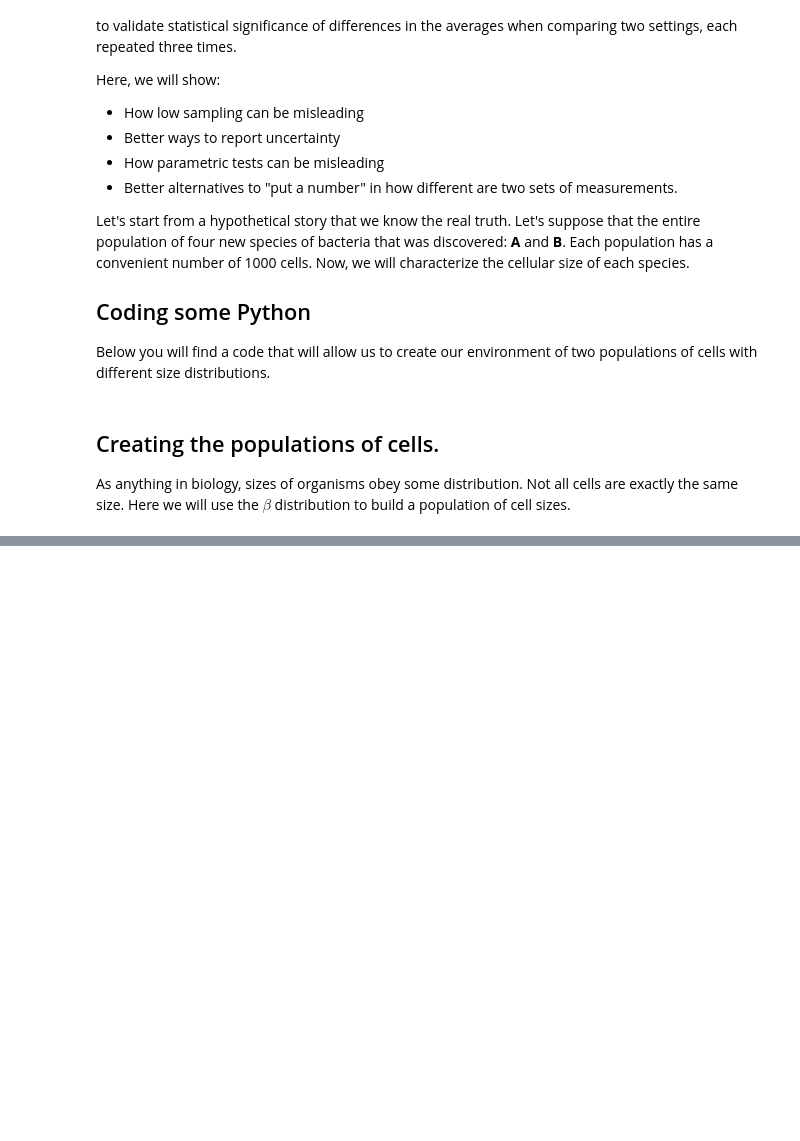
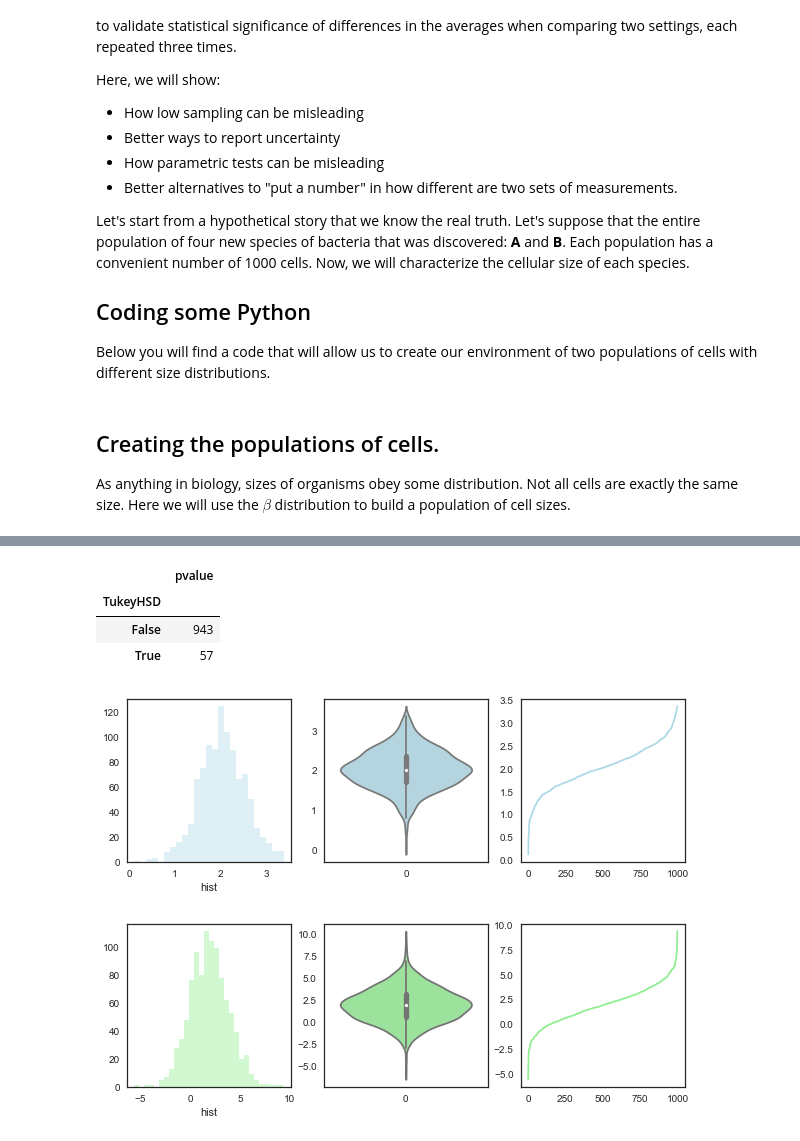
Before and after one commit to daviortega/Back2Basics, a Jupyter notebook: BasicStatswithLowReps.ipynb, the cells around one changed output, grey strips where cells are left out. Saved outputs shown, nothing was run; the diff lists cells and outputs as text; code cells hidden in the pictures; blank space fills up the shorter version.

```diff
--- a/BasicStatswithLowReps.ipynb
+++ b/BasicStatswithLowReps.ipynb
@@ -152,0 +249,20 @@ Population B => 0.44 +- 0.18
+# %%
+myResults = makeSamplingExperiments(pops = [A, B], num_samples = 3, n=1000, plotIt=False, printIt=False)
+myResDF = pandas.DataFrame(myResults)
+myResDF.groupby('TukeyHSD').count()
+# %% [output]
+|  | pvalue |
+| TukeyHSD |  |
+| False | 943 |
+| True | 57 |
+# %%
+distrA = numpy.random.normal(2, 0.5, 1000)
+A = Population(name = 'A', sizes = distrA, color = 'lightblue')
+A.showSum()
+
+distrB = numpy.random.normal(2, 2.0, 1000)
+B = Population(name = 'B', sizes = distrB, color = 'lightgreen')
+B.showSum()
+# %% [output]
+[figure, added]
+[figure, added]
```
Also changed, not shown: parts of 18 cells of this notebook, 2 other files.
